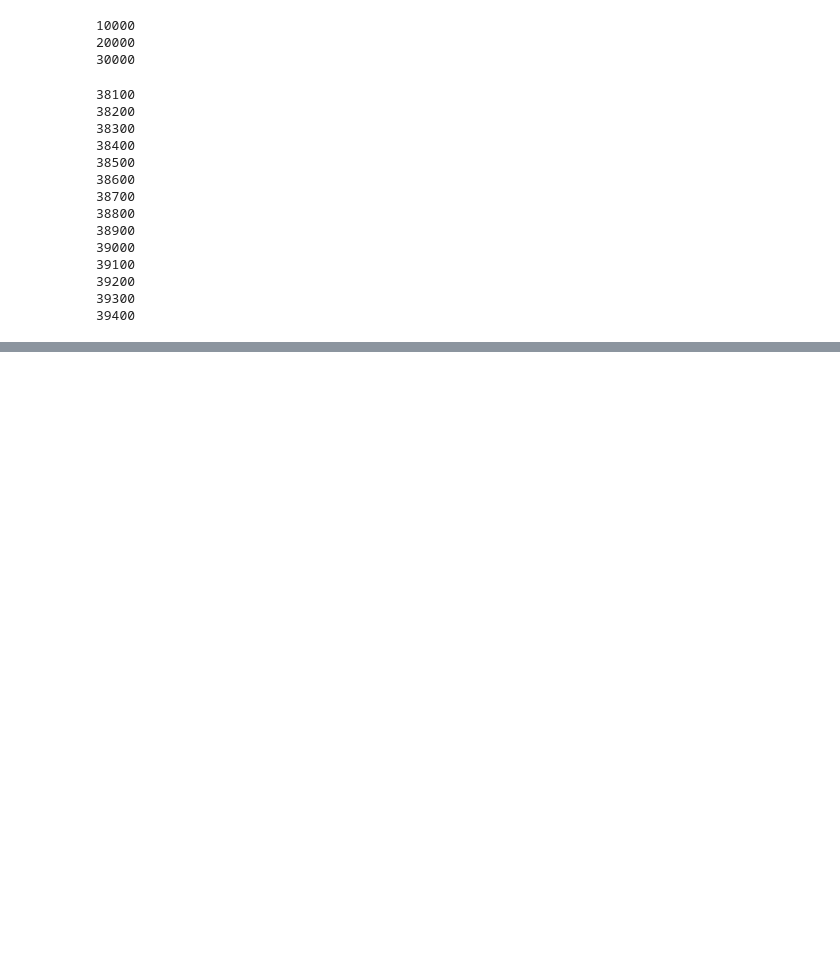
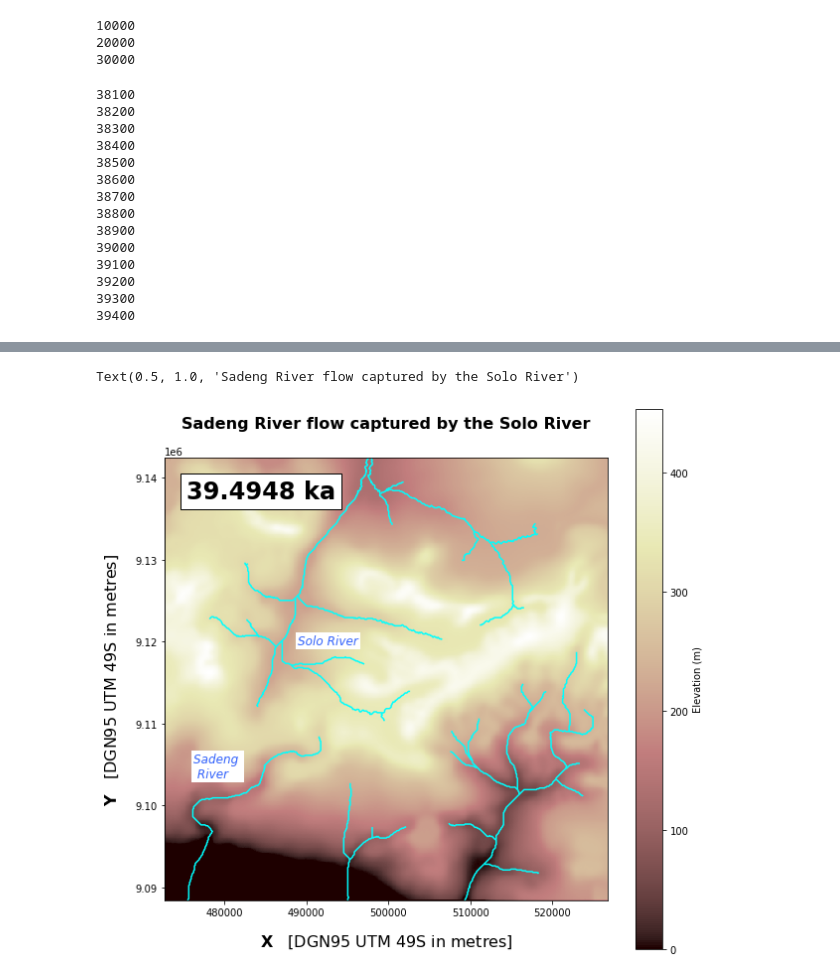
Before and after one commit to aluthfian/river_landlab, a Jupyter notebook: bengawan_solo_100k_var_uplift.ipynb, the cells around one changed output, grey strips where cells are left out. Drawn from its saved outputs; the diff is of its cells as text; code cells hidden in the pictures; blank space fills up the shorter version.

```diff
--- a/bengawan_solo_100k_var_uplift.ipynb
+++ b/bengawan_solo_100k_var_uplift.ipynb
@@ -159,9 +161,9 @@ KeyboardInterrupt:
 # %%
-tmax = 3.94948e4
+tmax = 3.949384e4
 #total_time = 3.94945e4
 #dt = 1 #only integers
 #t = np.arange(total_time, tmax, dt) #only for integer dt
-(t, dt) = np.linspace(total_time, tmax, num=10, endpoint=True, retstep=True)
+(t, dt) = np.linspace(total_time, tmax, num=5, endpoint=True, retstep=True)
 
 for ti in t:
     z[mg.core_nodes] += uplift_rate[mg.core_nodes] * dt  # uplift the landscape
@@ -184,26 +195,29 @@ print("Maximum elevation is ", np.nanmax(z))
 # %%
 # profile the largest channels, set initially to find the mainstem channel in the three biggest watersheds
 # you can change the number of watersheds, or choose to plot all the channel segments in the watershed that
 # have drainage area below the threshold (here we have set the threshold to the area of a grid cell).
 prf = ChannelProfiler(
     mg,
     number_of_watersheds=5,
     main_channel_only=False,
     minimum_channel_threshold=4000**2,
 )
 prf.run_one_step()
 
 # plot the location of the channels in map view
 plt.figure(2)
 prf.plot_profiles_in_map_view(color="cyan", var_name="Elevation (m)", limits=(0, max_z))
 ax = plt.gca()
-txt_year = str(total_time/1000)+' ka'
+txt_year = str(round(total_time/1000,5))+' ka'
 ax.text(0.05, 0.95, txt_year, style='normal', fontweight='bold', fontsize=24, horizontalalignment='left',
         verticalalignment='top', bbox={'facecolor': 'white', 'pad': 6}, transform=ax.transAxes)
 ax.text(0.3, 0.6, 'Solo River', style='italic', fontsize=12, color='#3262fc', horizontalalignment='left',
         verticalalignment='top', bbox={'facecolor': 'white', 'pad': 2, 'edgecolor': 'None'}, transform=ax.transAxes)
 ax.text(0.065, 0.335, 'Sadeng \n River', style='italic', fontsize=12, color='#3262fc', horizontalalignment='left',
         verticalalignment='top', bbox={'facecolor': 'white', 'pad': 2, 'edgecolor': 'None'}, transform=ax.transAxes)
 plt.xlabel("$\mathbf{X}$   [DGN95 UTM 49S in metres]", fontsize=16, labelpad=15)
 plt.ylabel("$\mathbf{Y}$   [DGN95 UTM 49S in metres]", fontsize=16, labelpad=15)
 plt.title('Sadeng River flow captured by the Solo River', fontweight='bold', fontsize=16, pad=30)
+# %% [output]
+Text(0.5, 1.0, 'Sadeng River flow captured by the Solo River')
+[figure, added]
```
Also changed, not shown: parts of 3 cells of this notebook.
